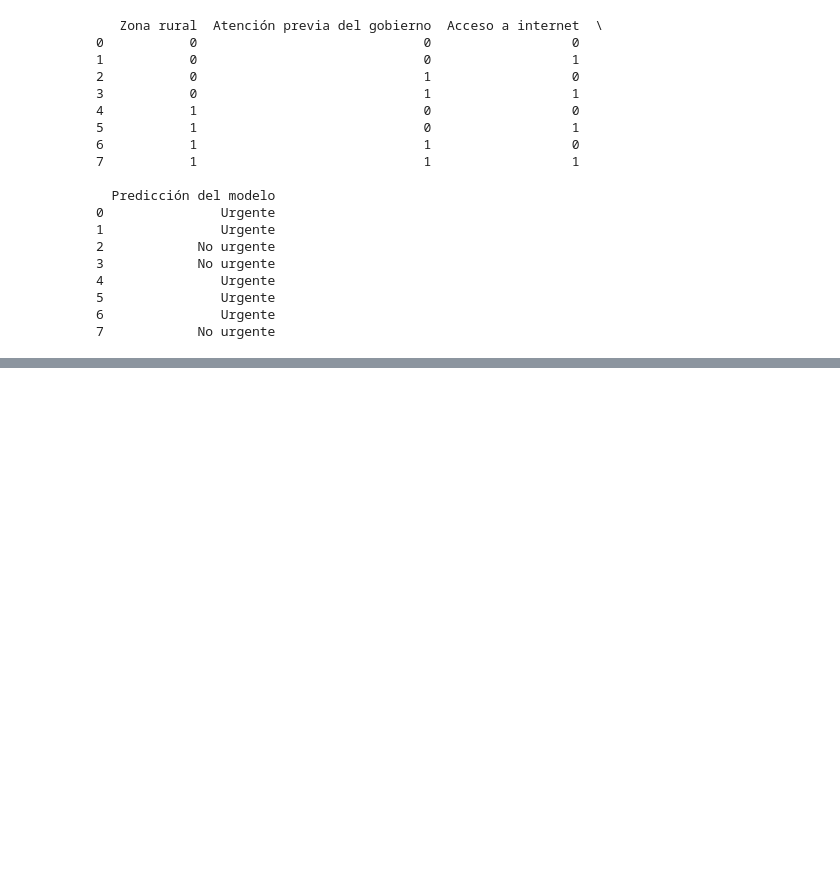
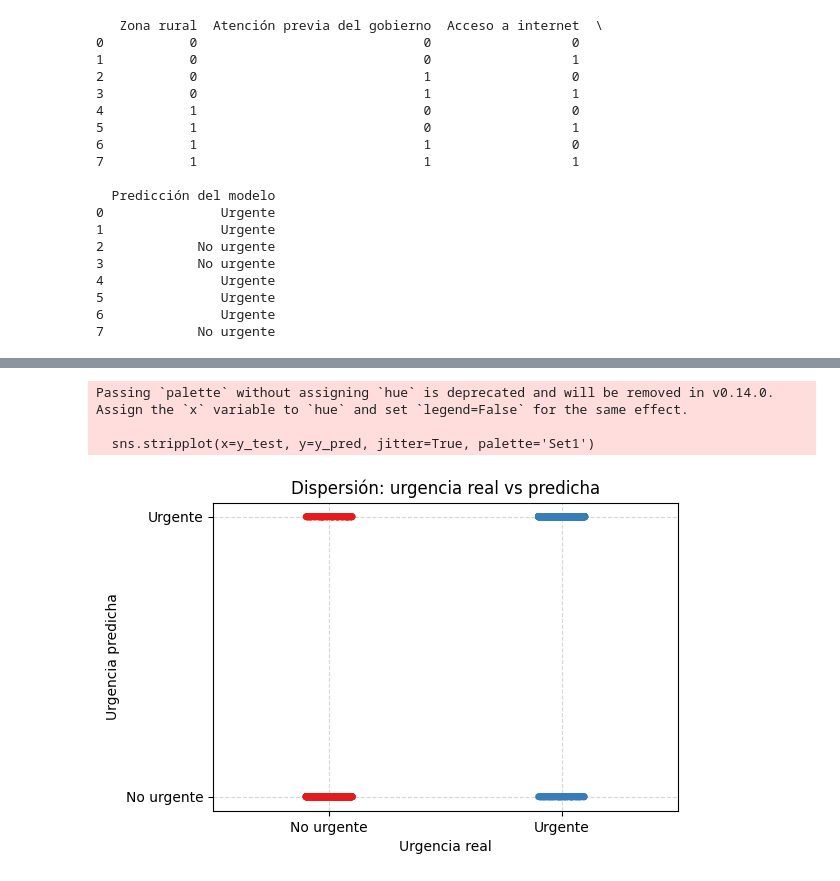
Before and after one commit to ariss99nn/SENASOFT, a Jupyter notebook: RETO.ipynb, the cells around one changed output, grey strips where cells are left out. Saved outputs shown, nothing was run; the diff lists cells and outputs as text; code cells hidden in the pictures; blank space fills up the shorter version.

```diff
--- a/RETO.ipynb
+++ b/RETO.ipynb
@@ -370,0 +359,19 @@ OSError: [WinError 1114] Error en una rutina de inicialización de biblioteca de
+# %%
+y_pred = modelo.predict(X_test)
+
+plt.figure(figsize=(6, 4))
+sns.stripplot(x=y_test, y=y_pred, jitter=True, palette='Set1')
+plt.title("Dispersión: urgencia real vs predicha")
+plt.xlabel("Urgencia real")
+plt.ylabel("Urgencia predicha")
+plt.grid(True, linestyle='--', alpha=0.5)
+
+# Etiquetas personalizadas en los ejes
+plt.xticks([0, 1], ["No urgente", "Urgente"])
+plt.yticks([0, 1], ["No urgente", "Urgente"])
+plt.show()
+# %% [output]
+Passing `palette` without assigning `hue` is deprecated and will be removed in v0.14.0. Assign the `x` variable to `hue` and set `legend=False` for the same effect.
+
+  sns.stripplot(x=y_test, y=y_pred, jitter=True, palette='Set1')
+[figure, added]
```
Also changed, not shown: parts of 10 cells of this notebook.
